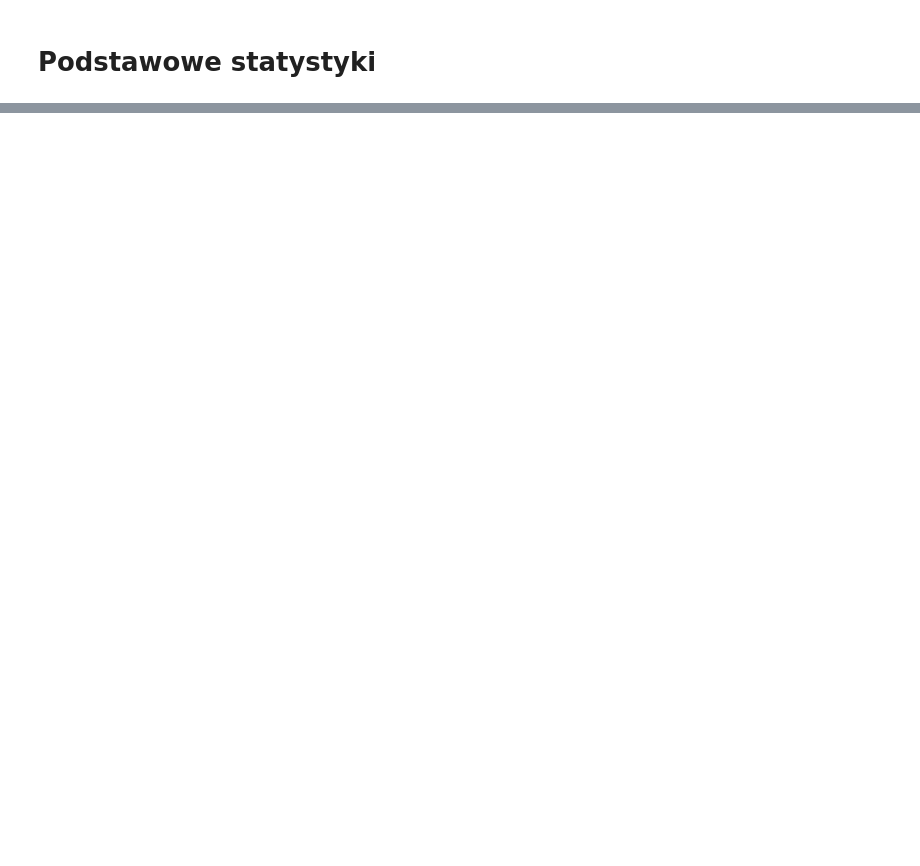
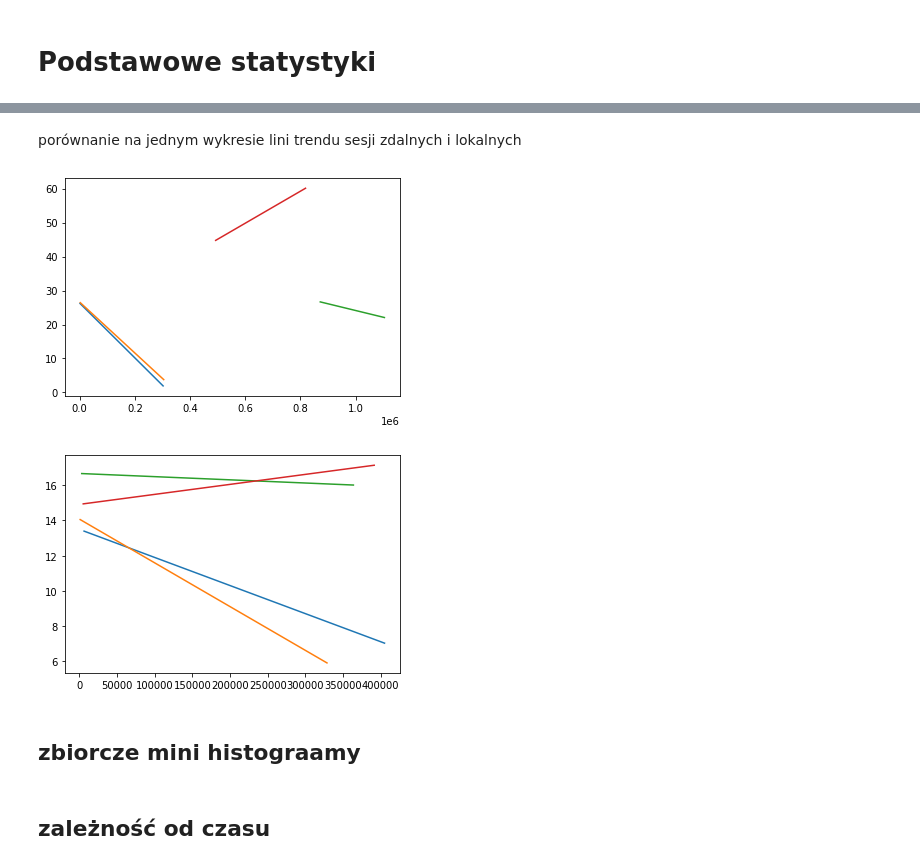
Before and after one commit to operixon/mlsg-kaggle, a Jupyter notebook: mouseprobe.ipynb, the cells around one changed output, grey strips where cells are left out. Drawn from its saved outputs; the diff is of its cells as text; code cells hidden in the pictures; blank space fills up the shorter version.

```diff
--- a/mouseprobe.ipynb
+++ b/mouseprobe.ipynb
@@ -138,0 +234,3 @@ u1R.plot(x="time",y="mdy")
+# %%
+for name, g in mdp.groupby(['sid','session']):
+  g.plot(  kind='line', y='count_10s', title=str(name), ylim=(0,250),figsize=(10,4))
@@ -138,0 +248,12 @@ u1R.plot(x="time",y="mdy")
+# %%
+for name, data in mdp.groupby(['sid','session']):
+  # Regresion
+  X = data.t_int.values.reshape(-1, 1)  # values converts it into a numpy array
+  Y = data.count_10s.fillna(0).values.reshape(-1, 1)  # -1 means that calculate the dimension of rows, but have 1 column
+  linear_regressor = LinearRegression()  # create object for the class
+  linear_regressor.fit(X, Y)  # perform linear regression
+  Y_pred = linear_regressor.predict(X)  # make predictions
+  # Plot
+  plt.scatter(X, Y)
+  plt.plot(X, Y_pred, color='red')
+  plt.show()
@@ -138,0 +271,18 @@ u1R.plot(x="time",y="mdy")
+# %%
+def reg(data):
+  X = data.t_int.values.reshape(-1, 1)  # values converts it into a numpy array
+  Y = data.count_1s.fillna(0).values.reshape(-1, 1)  # -1 means that calculate the dimension of rows, but have 1 column
+  linear_regressor = LinearRegression()  # create object for the class
+  linear_regressor.fit(X, Y)  # perform linear regression
+  Y_pred = linear_regressor.predict(X)  # make predictions
+  return (X,Y,Y_pred)
+
+for name, sidg in mdp.groupby(['sid']):
+  data_l = sidg.groupby('session').get_group('local')
+  data_r = sidg.groupby('session').get_group('remote')
+  lreg = reg(data_l)
+  rreg = reg(data_r)
+  # Plot
+  plt.plot(lreg[0], lreg[2], color='green')
+  plt.plot(rreg[0], rreg[2], color='red')
+  plt.show()
@@ -138,0 +294,13 @@ u1R.plot(x="time",y="mdy")
+# %% [markdown]
+porównanie na jednym wykresie lini trendu sesji zdalnych i lokalnych
+# %%
+for name, session_df in mdp.groupby(['session']):
+  for name, sid_df in session_df.groupby(['sid']):
+    r = reg(sid_df)
+    plt.plot(r[0], r[2])
+  plt.show()
+# %% [output]
+[figure, added]
+[figure, added]
+# %% [markdown]
+## zbiorcze mini histograamy
@@ -138,0 +309,2 @@ u1R.plot(x="time",y="mdy")
+# %% [markdown]
+## zależność od czasu
```
Also changed, not shown: parts of 41 cells of this notebook.
